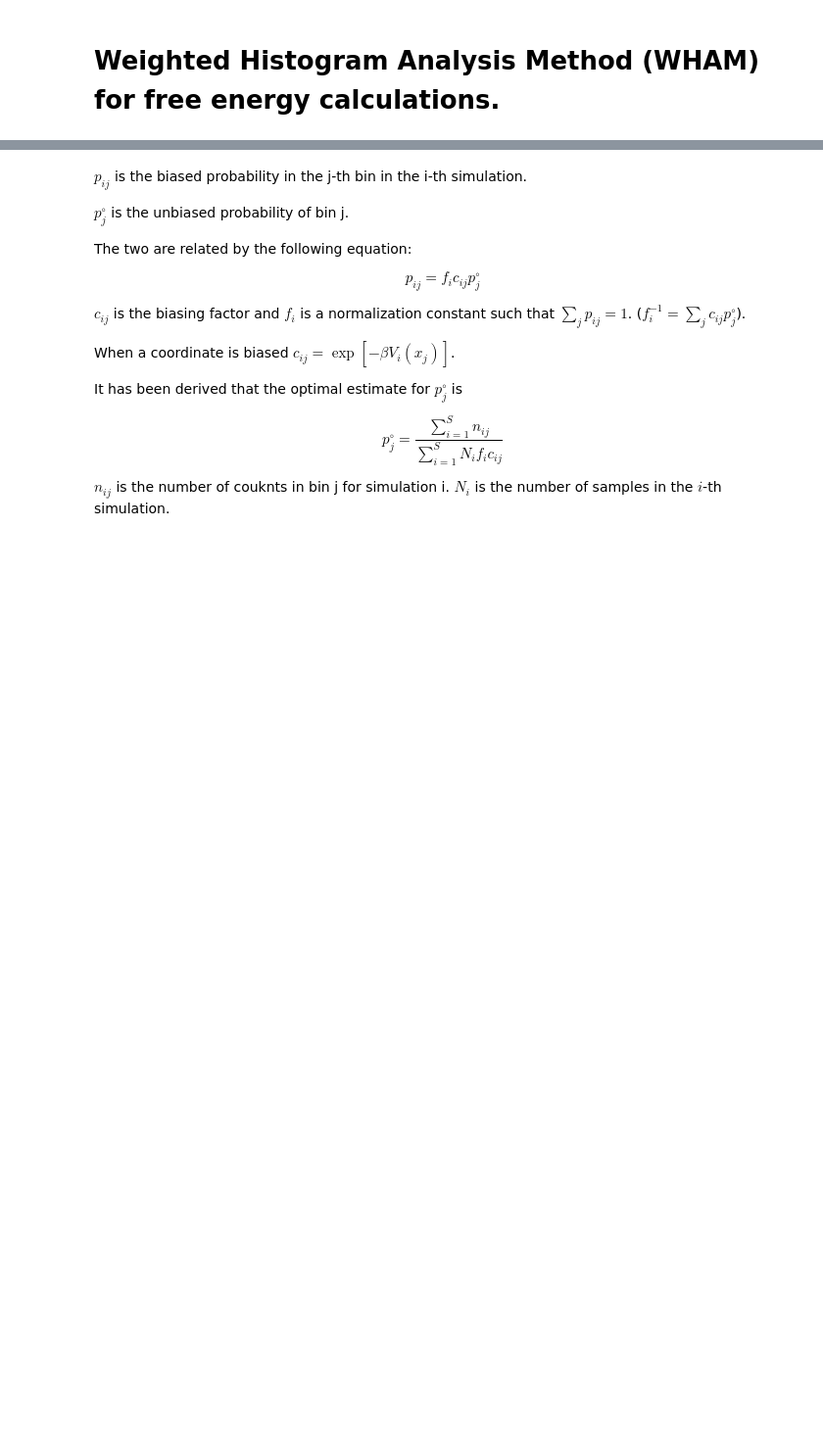
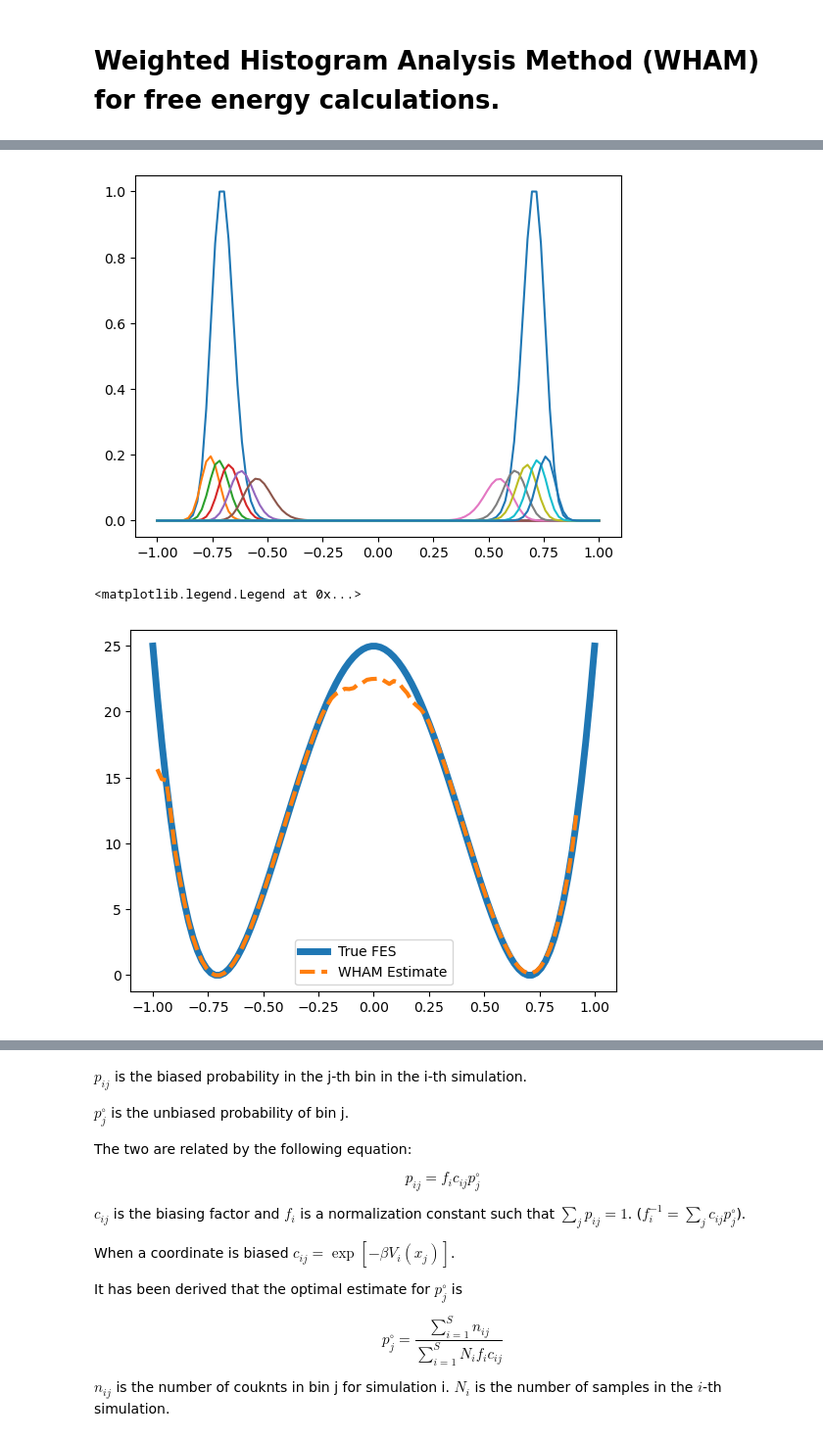
Before and after one commit to djbell01/phys_chem_fundamentals, a Jupyter notebook: WHAM.ipynb, the cells around one changed output, grey strips where cells are left out. Shown: that part at 98% size. Drawn from its saved outputs; the diff is of its cells as text; code cells hidden in the pictures; blank space fills up the shorter version.

```diff
--- a/WHAM.ipynb
+++ b/WHAM.ipynb
@@ -191,0 +213,27 @@ plt.plot(x_vals,fes-fes.min())
+# %%
+umb = Umbrella_sampling(numbrellas=10,kappa=100,fes_func=deep)
+umb.dynamics(1000000)
+
+x_vals = umb.replicas[0].x_vals
+fes = deep(x_vals)
+fes = fes - fes.min()
+prob_dist = np.exp(-fes)
+plt.plot(x_vals, prob_dist)
+
+for i in range(umb.numbrellas):
+    hist, _ = np.histogram(umb.replicas[i].trajectory,range=(-1,1),bins=100)
+    hist = hist/hist.sum()
+    plt.plot(x_vals,hist)
+plt.show()
+
+wham = WHAM(umb,iterations=1000)
+
+x_vals = umb.replicas[0].x_vals
+fes = deep(x_vals)
+plt.plot(x_vals,fes-fes.min(), label='True FES',lw=5)
+plt.plot(x_vals,wham.G-wham.G.min(),ls='dashed',label='WHAM Estimate',lw=3)
+plt.legend()
+# %% [output]
+[figure, added]
+<matplotlib.legend.Legend at 0x...>
+[figure, added]
```
Also changed, not shown: parts of 13 cells of this notebook.
